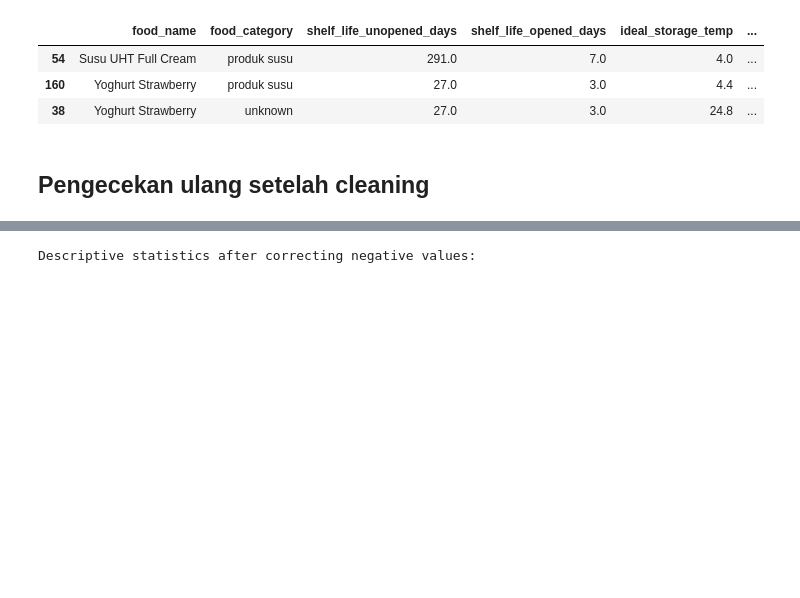
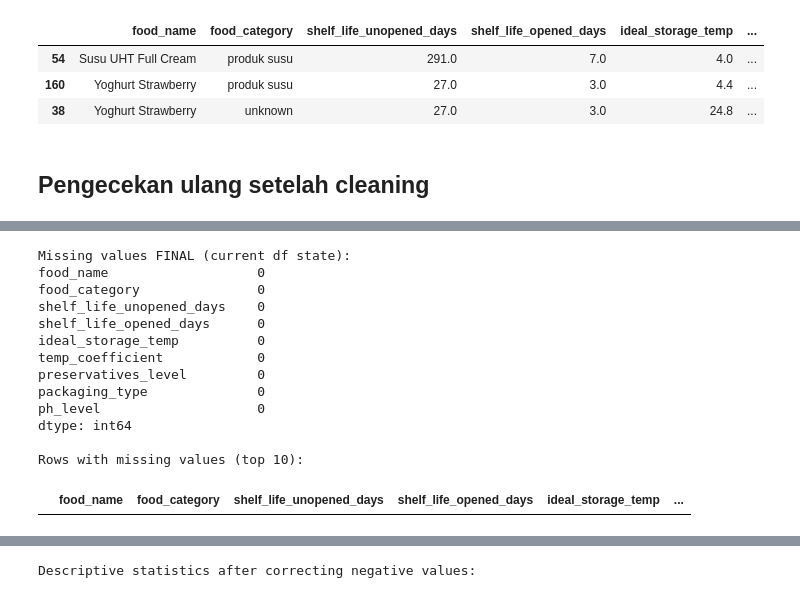
Before and after one commit to wastefy/wastefy-data-science, a Jupyter notebook: notebooks/cleaning/cleaning_dataset_makanan_kemasan.ipynb, the cells around one changed output, grey strips where cells are left out. Cells and saved outputs as stored; diff of their text form; code cells hidden in the pictures; blank space fills up the shorter version.

```diff
--- a/notebooks/cleaning/cleaning_dataset_makanan_kemasan.ipynb
+++ b/notebooks/cleaning/cleaning_dataset_makanan_kemasan.ipynb
@@ -325,6 +330,27 @@ First 5 rows of the cleaned DataFrame:
 | 2 | Kecap Manis | saus | 345.0 | 64.0 | 24.5 | ... |
 | 3 | Selai Kacang | saus | 394.0 | 93.0 | 24.8 | ... |
 | 4 | Yoghurt Plain | produk susu | 19.0 | 3.0 | 4.2 | ... |
+# %%
+print("Missing values FINAL (current df state):")
+print(df.isna().sum().sort_values(ascending=False))
+
+print("\nRows with missing values (top 10):")
+display(df[df.isna().any(axis=1)].head(10))
+# %% [output]
+Missing values FINAL (current df state):
+food_name                   0
+food_category               0
+shelf_life_unopened_days    0
+shelf_life_opened_days      0
+ideal_storage_temp          0
+temp_coefficient            0
+preservatives_level         0
+packaging_type              0
+ph_level                    0
+dtype: int64
+
+Rows with missing values (top 10):
+|  | food_name | food_category | shelf_life_unopened_days | shelf_life_opened_days | ideal_storage_temp | ... |
 # %%
 df.describe(include="all")
 # %% [output]
```
Also changed, not shown: parts of 11 cells of this notebook.
